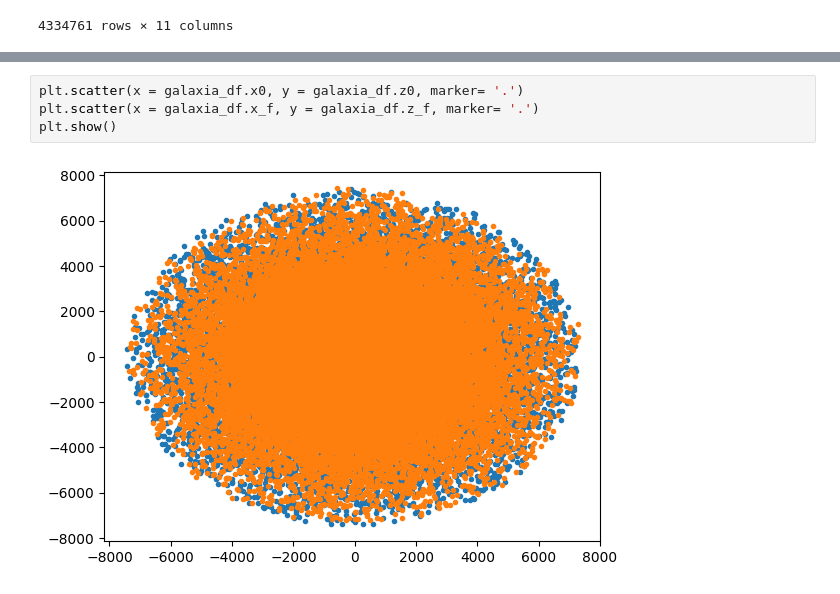
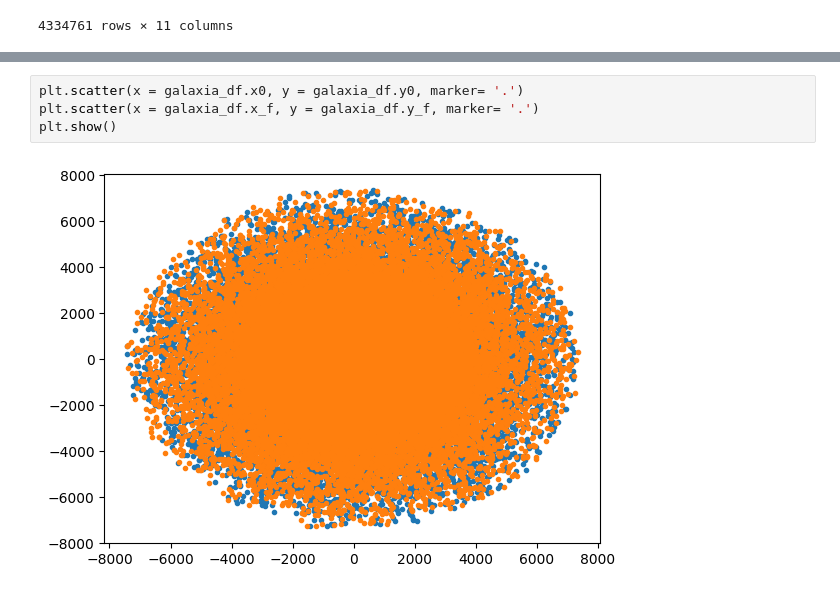
Before and after one commit to sperezp23/Analizador_de_Galaxias, a Jupyter notebook: Ensayos.ipynb, the cells around one changed output, grey strips where cells are left out. Saved outputs shown, nothing was run; the diff lists cells and outputs as text.

```diff
--- a/Ensayos.ipynb
+++ b/Ensayos.ipynb
@@ -158,8 +156,8 @@ galaxia_df
 | 4334760 | 3869407 | 76.409187 | 56.888939 | 340.798157 | -9.570582 | -31.769072 | 57.378128 | 0.000004 | 72.682640 | 58.689438 | 341.383698 | ... |
 4334761 rows × 14 columns
 # %%
-plt.scatter(x = galaxia_df.x0, y = galaxia_df.z0, marker= '.')
-plt.scatter(x = galaxia_df.x_f, y = galaxia_df.z_f, marker= '.')
+plt.scatter(x = galaxia_df.x0, y = galaxia_df.y0, marker= '.')
+plt.scatter(x = galaxia_df.x_f, y = galaxia_df.y_f, marker= '.')
 plt.show()
 # %% [output]
-[figure, old version]
+[figure, new version]
```
Also changed, not shown: parts of 1 cell of this notebook.
